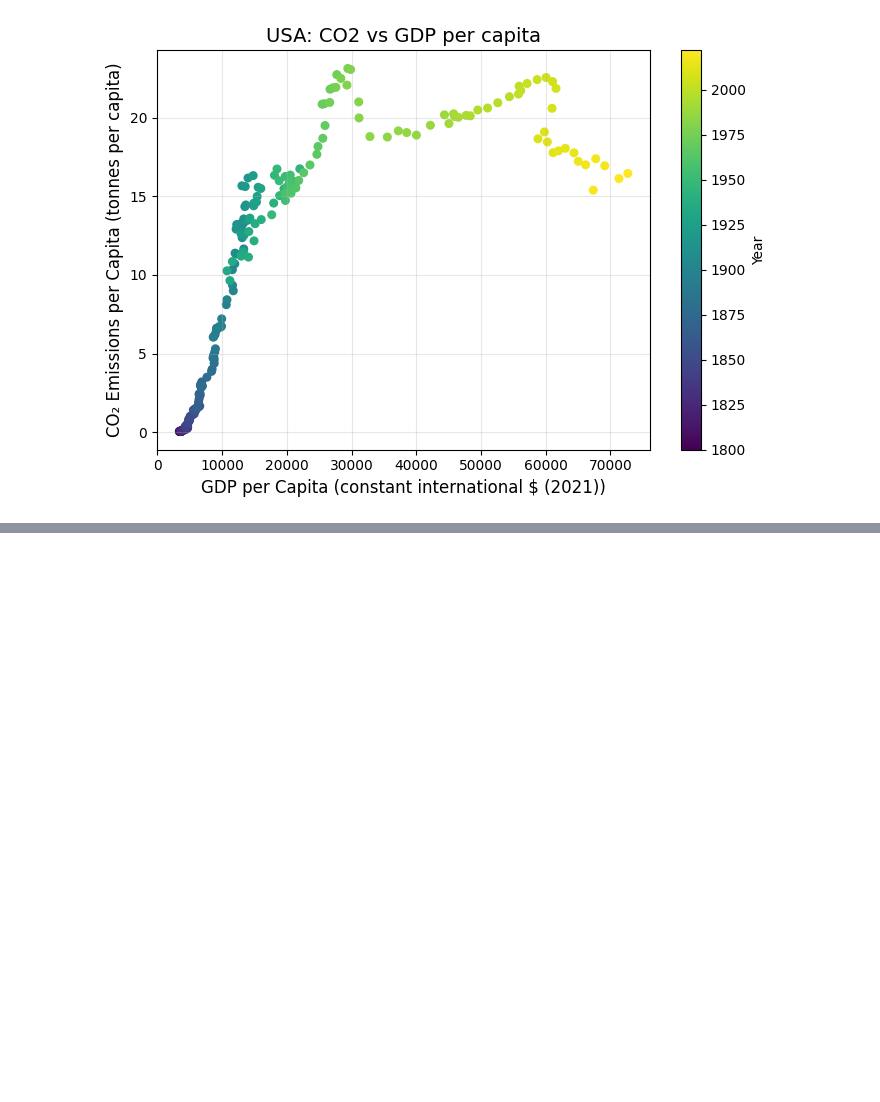
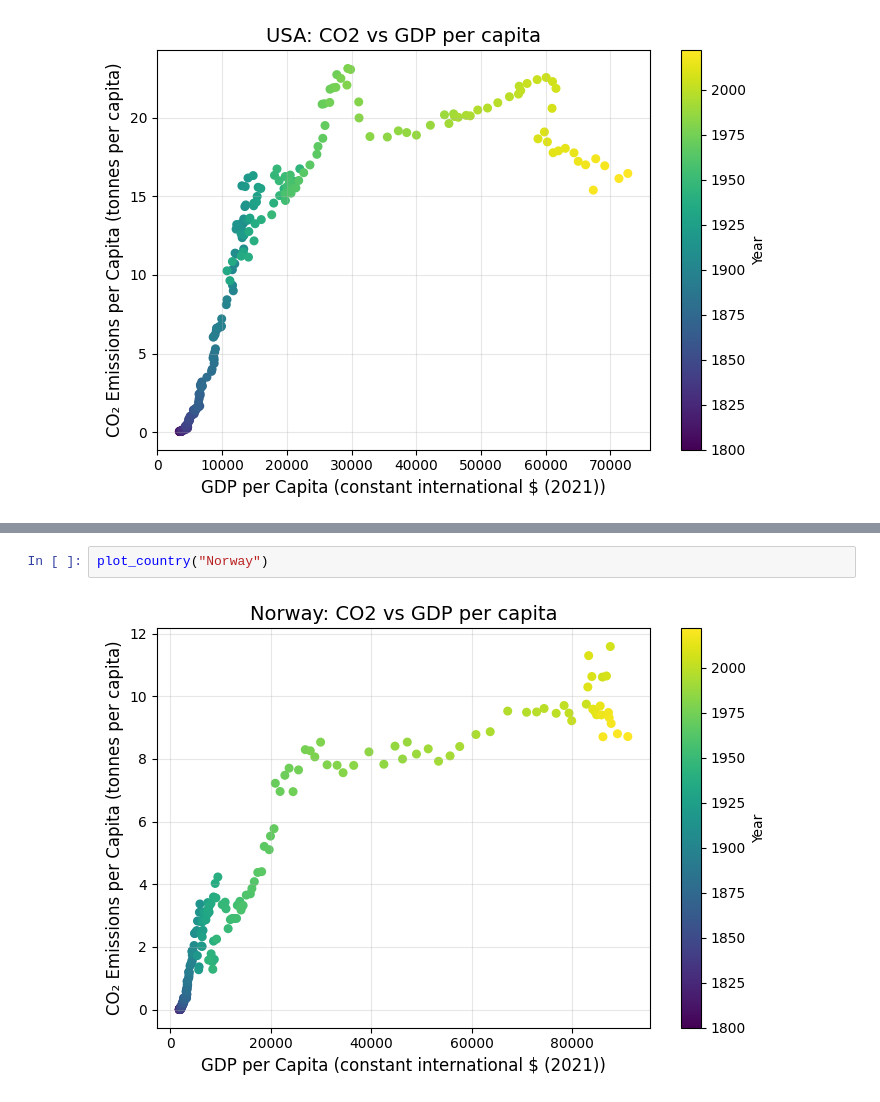
Before and after one commit to bootsareme/DS4002-CS3, a Jupyter notebook: EDA.ipynb, the cells around one changed output, grey strips where cells are left out. Drawn from its saved outputs; the diff is of its cells as text; blank space fills up the shorter version.

```diff
--- a/EDA.ipynb
+++ b/EDA.ipynb
@@ -71,0 +113,4 @@ plot_country("USA")
+# %%
+plot_country("Norway")
+# %% [output]
+[figure, added]
```
Also changed, not shown: parts of 5 cells of this notebook.
